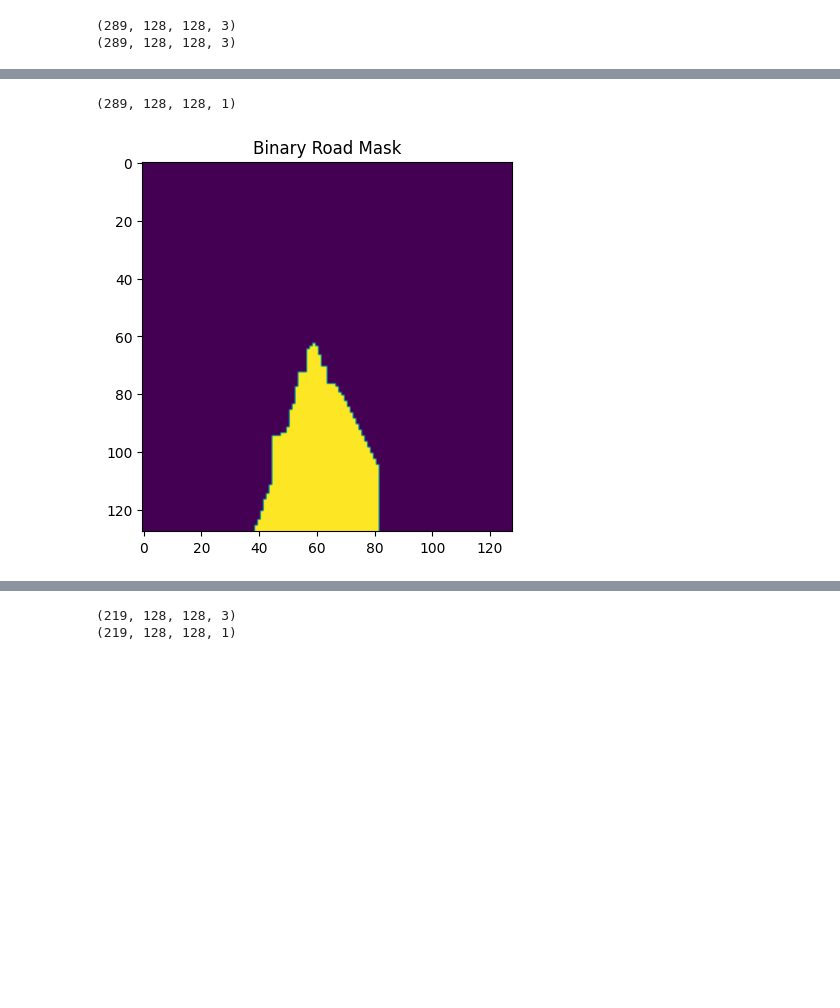
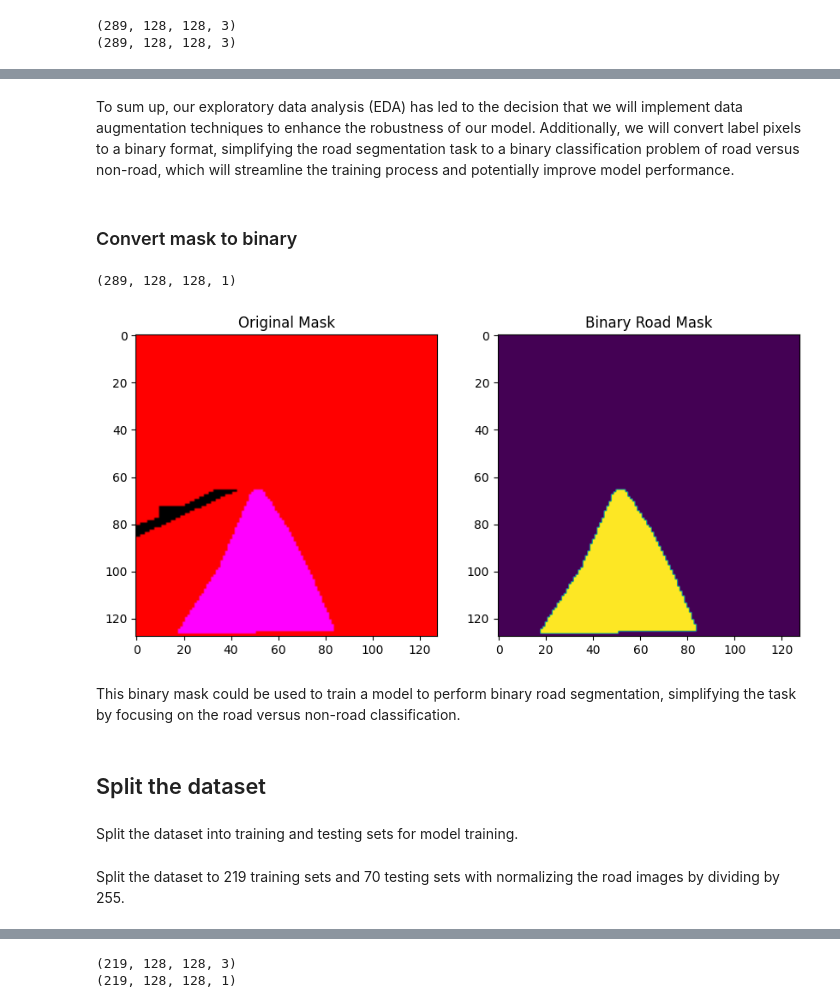
Before and after one commit to dut0817/roadsegmentation, a Jupyter notebook: roadsegmen.ipynb, the cells around one changed output, grey strips where cells are left out. Drawn from its saved outputs; the diff is of its cells as text; code cells hidden in the pictures; blank space fills up the shorter version.

```diff
--- a/roadsegmen.ipynb
+++ b/roadsegmen.ipynb
@@ -81 +233,5 @@ plt.show()
+# %% [markdown]
+To sum up, our exploratory data analysis (EDA) has led to the decision that we will implement data augmentation techniques to enhance the robustness of our model. Additionally, we will convert label pixels to a binary format, simplifying the road segmentation task to a binary classification problem of road versus non-road, which will streamline the training process and potentially improve model performance.
+# %% [markdown]
+### Convert mask to binary
 # %%
@@ -88,10 +245,21 @@ binary_road_mask = binary_road_mask[..., np.newaxis]
 binary_road_mask.shape
 # %% [output]
 (289, 128, 128, 1)
-# %%
-plt.imshow(binary_road_mask[0]/255.)
-plt.title('Binary Road Mask')
-plt.show()
-# %% [output]
-[figure, removed]
+# %%
+fig, ax = plt.subplots(1, 2, figsize=(10, 7))
+ax[0].imshow(targets[120]/255.)
+ax[0].set_title("Original Mask")
+
+ax[1].imshow(binary_road_mask[120]/255.)
+ax[1].set_title("Binary Road Mask")
+
+plt.show()
+# %% [output]
+[figure, added]
+# %% [markdown]
+This binary mask could be used to train a model to perform binary road segmentation, simplifying the task by focusing on the road versus non-road classification.
+# %% [markdown]
+## Split the dataset
+# %% [markdown]
+Split the dataset into training and testing sets for model training.
 # %%
@@ -103,3 +274,5 @@ train_input_imgs = input_imgs[:-num_val_samples]
 train_targets = binary_road_mask[:-num_val_samples]
 test_input_imgs = input_imgs[-num_val_samples:]
 test_targets = binary_road_mask[-num_val_samples:]
+# %% [markdown]
+Split the dataset to 219 training sets and 70 testing sets with normalizing the road images by dividing by 255.
```
Also changed, not shown: parts of 120 cells of this notebook.
